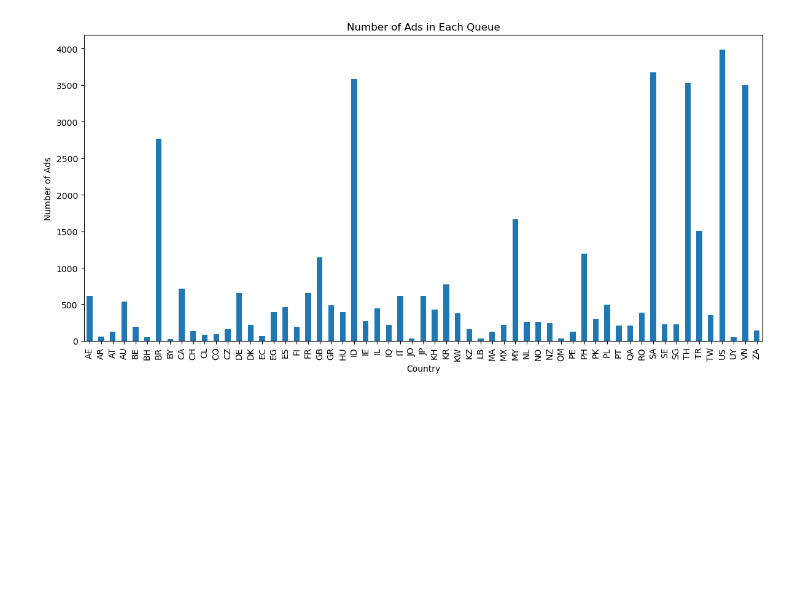
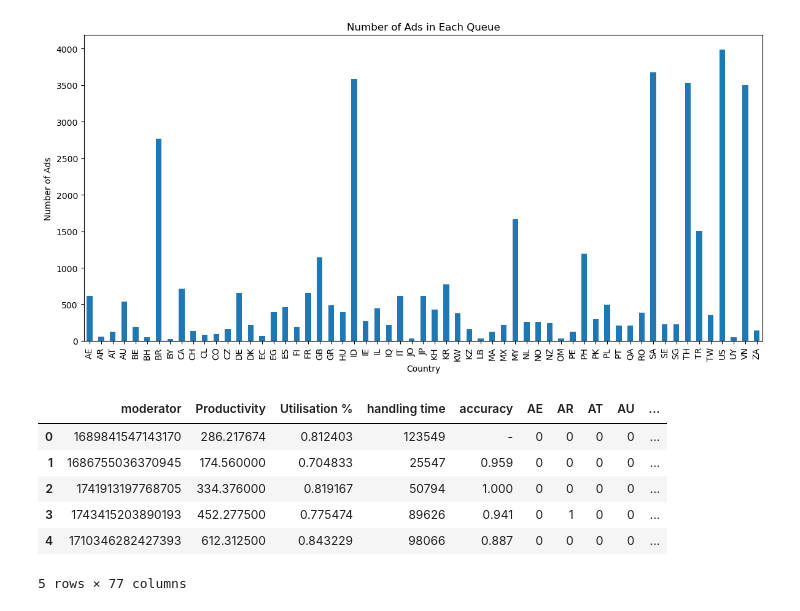
Before and after one commit to tanjoash/tiktok-hackathon, a Jupyter notebook: raynard/queue_priority.ipynb, the cells around one changed output. Cells and saved outputs as stored; diff of their text form; code cells hidden in the pictures; blank space fills up the shorter version.

```diff
--- a/raynard/queue_priority.ipynb
+++ b/raynard/queue_priority.ipynb
@@ -71,3 +71,18 @@ plt.tight_layout()
 plt.show()
 # %% [output]
 [figure]
+# %%
+# Load the moderator data
+mod_data = pd.read_csv('../cleaner/cleaned_moderator_dimension.csv')
+# Renaming the accuracy column to remove extra whitespaces
+mod_data.rename(columns={'  accuracy  ': 'accuracy'}, inplace=True)
+# Display the first few rows of the moderator data to understand its structure
+mod_data.head()
+# %% [output]
+|  | moderator | Productivity | Utilisation % | handling time | accuracy | AE | AR | AT | AU | ... |
+| 0 | 1689841547143170 | 286.217674 | 0.812403 | 123549 | - | 0 | 0 | 0 | 0 | ... |
+| 1 | 1686755036370945 | 174.560000 | 0.704833 | 25547 | 0.959 | 0 | 0 | 0 | 0 | ... |
+| 2 | 1741913197768705 | 334.376000 | 0.819167 | 50794 | 1.000 | 0 | 0 | 0 | 0 | ... |
+| 3 | 1743415203890193 | 452.277500 | 0.775474 | 89626 | 0.941 | 0 | 1 | 0 | 0 | ... |
+| 4 | 1710346282427393 | 612.312500 | 0.843229 | 98066 | 0.887 | 0 | 0 | 0 | 0 | ... |
+5 rows × 77 columns
```
Also changed, not shown: parts of 4 cells of this notebook, 2 other files.
